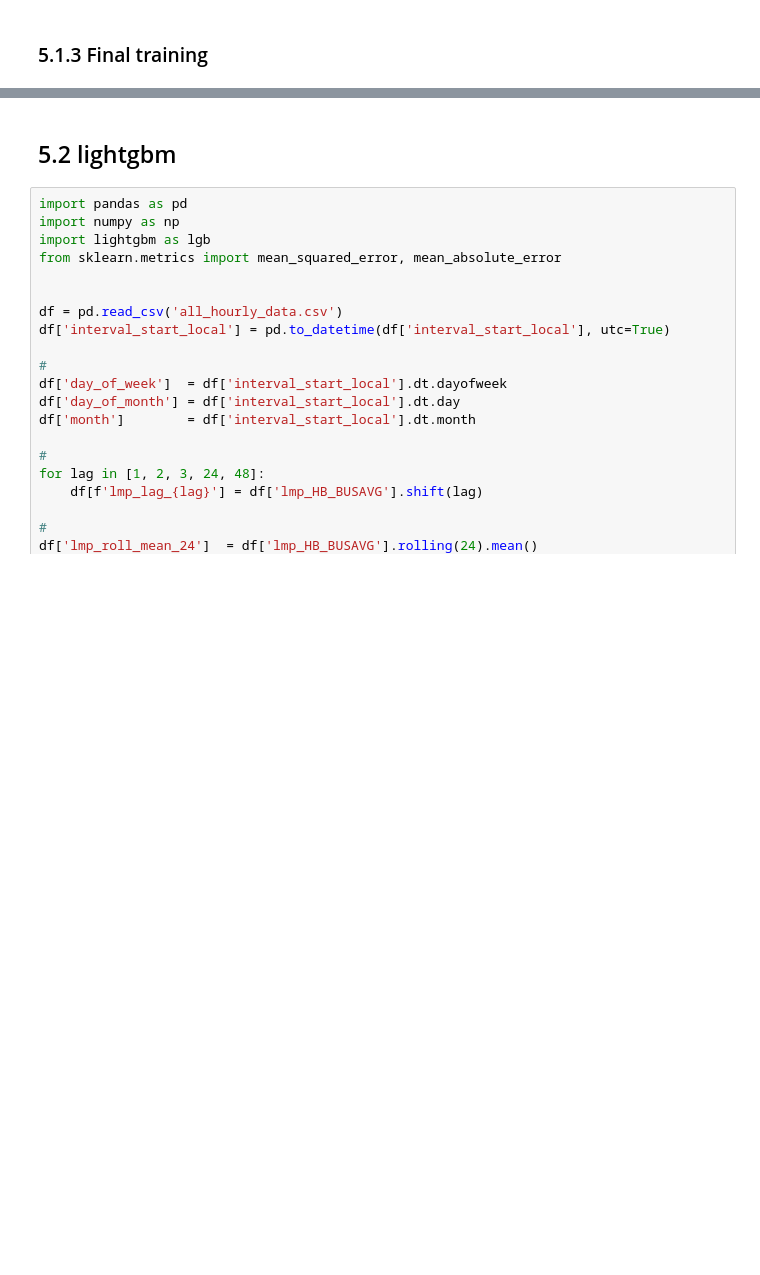
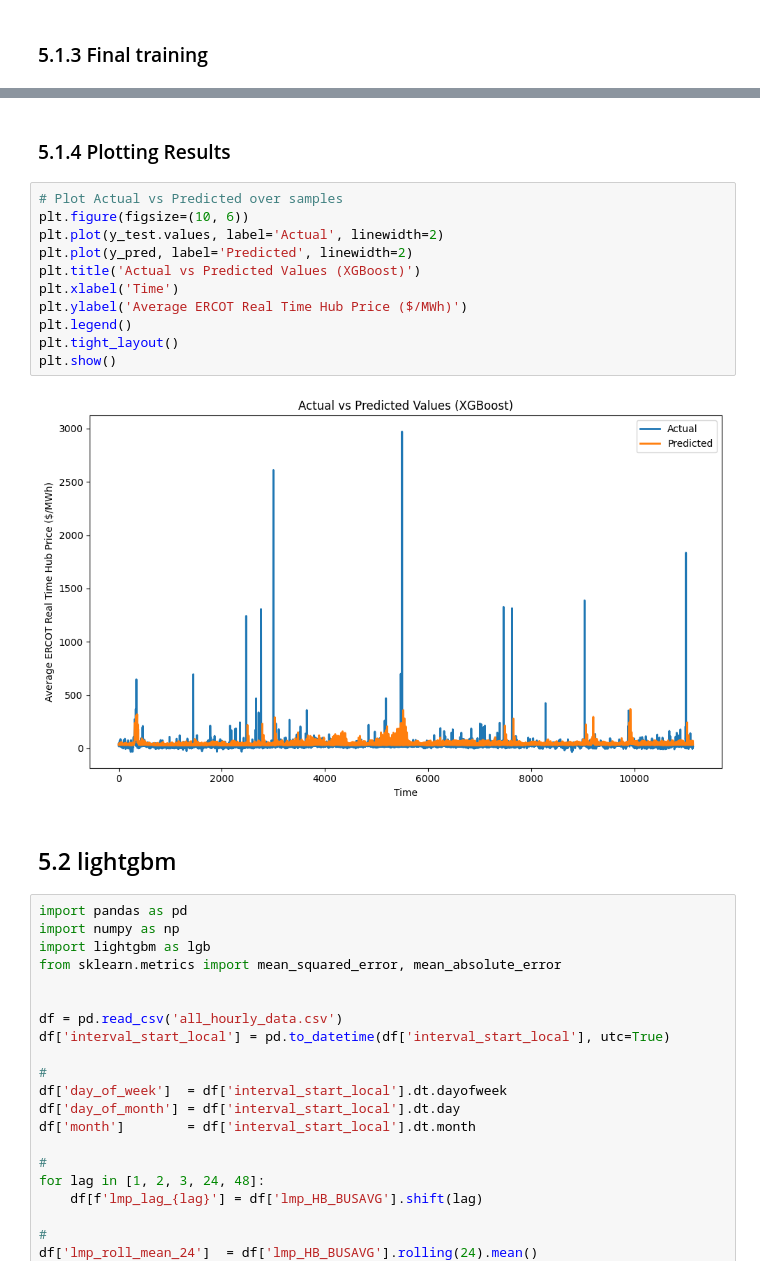
Before and after one commit to jessalynlc/IDS705_final_project, a Jupyter notebook: data_scrape.ipynb, the cells around one changed output, grey strips where cells are left out. Saved outputs shown, nothing was run; the diff lists cells and outputs as text; blank space fills up the shorter version.

Commit message:
Created plots for visualizing predictions vs test numbers under 5.1.4 and 5.2.4. Renamed some axis names to be clearer for the reader.

```diff
--- a/data_scrape.ipynb
+++ b/data_scrape.ipynb
@@ -1462,3 +1329,18 @@ Final Test RMSE: 70.3670, MAE: 28.4816
+# %% [markdown]
+### 5.1.4 Plotting Results
+# %%
+# Plot Actual vs Predicted over samples
+plt.figure(figsize=(10, 6))
+plt.plot(y_test.values, label='Actual', linewidth=2)
+plt.plot(y_pred, label='Predicted', linewidth=2)
+plt.title('Actual vs Predicted Values (XGBoost)')
+plt.xlabel('Time')
+plt.ylabel('Average ERCOT Real Time Hub Price ($/MWh)')
+plt.legend()
+plt.tight_layout()
+plt.show()
+# %% [output]
+[figure, added]
 # %% [markdown]
 ## 5.2 lightgbm
 # %%
```
Also changed, not shown: parts of 25 cells of this notebook.
